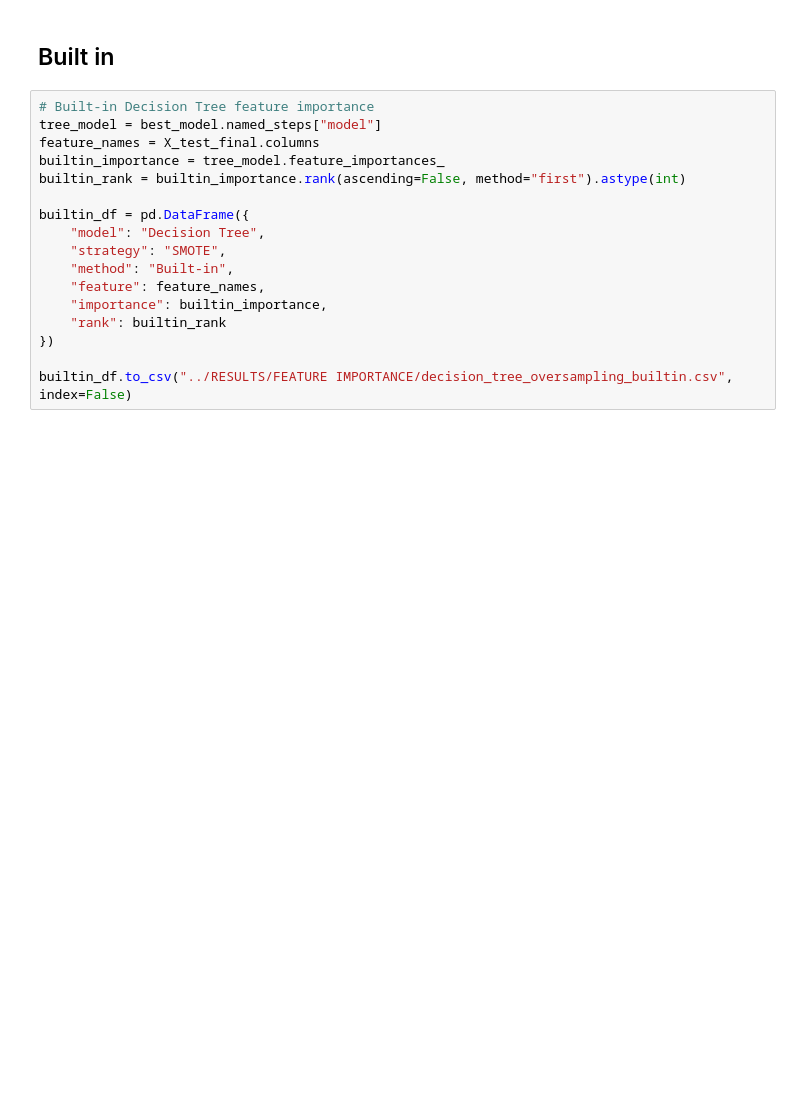
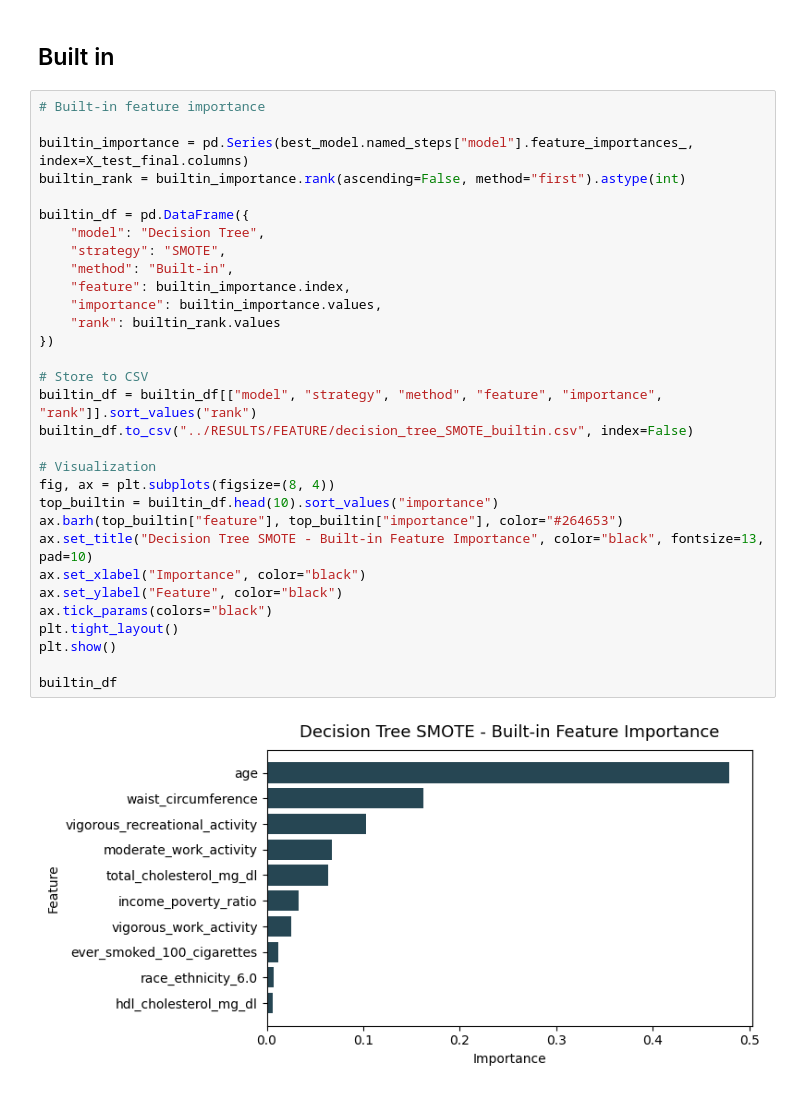
Before and after one commit to KaylanDG/Feature_Importance_DT2_Prediction, a Jupyter notebook: DecisionTree/decision_tree_A.ipynb, the cells around one changed output. Drawn from its saved outputs; the diff is of its cells as text; blank space fills up the shorter version.

```diff
--- a/DecisionTree/decision_tree_A.ipynb
+++ b/DecisionTree/decision_tree_A.ipynb
@@ -211,19 +280,35 @@ permutation_df.to_csv("../RESULTS/FEATURE IMPORTANCE/decision_tree_oversampling_
 # %% [markdown]
 ## Built in
 # %%
-# Built-in Decision Tree feature importance
-tree_model = best_model.named_steps["model"]
-feature_names = X_test_final.columns
-builtin_importance = tree_model.feature_importances_
+# Built-in feature importance
+
+builtin_importance = pd.Series(best_model.named_steps["model"].feature_importances_, index=X_test_final.columns)
 builtin_rank = builtin_importance.rank(ascending=False, method="first").astype(int)
 
 builtin_df = pd.DataFrame({
     "model": "Decision Tree",
     "strategy": "SMOTE",
     "method": "Built-in",
-    "feature": feature_names,
-    "importance": builtin_importance,
-    "rank": builtin_rank
+    "feature": builtin_importance.index,
+    "importance": builtin_importance.values,
+    "rank": builtin_rank.values
 })
 
-builtin_df.to_csv("../RESULTS/FEATURE IMPORTANCE/decision_tree_oversampling_builtin.csv", index=False)
+# Store to CSV
+builtin_df = builtin_df[["model", "strategy", "method", "feature", "importance", "rank"]].sort_values("rank")
+builtin_df.to_csv("../RESULTS/FEATURE/decision_tree_SMOTE_builtin.csv", index=False)
+
+# Visualization
+fig, ax = plt.subplots(figsize=(8, 4))
+top_builtin = builtin_df.head(10).sort_values("importance")
+ax.barh(top_builtin["feature"], top_builtin["importance"], color="#264653")
+ax.set_title("Decision Tree SMOTE - Built-in Feature Importance", color="black", fontsize=13, pad=10)
+ax.set_xlabel("Importance", color="black")
+ax.set_ylabel("Feature", color="black")
+ax.tick_params(colors="black")
+plt.tight_layout()
+plt.show()
+
+builtin_df
+# %% [output]
+[figure, added]
```
Also changed, not shown: parts of 4 cells of this notebook, 1 other file.
